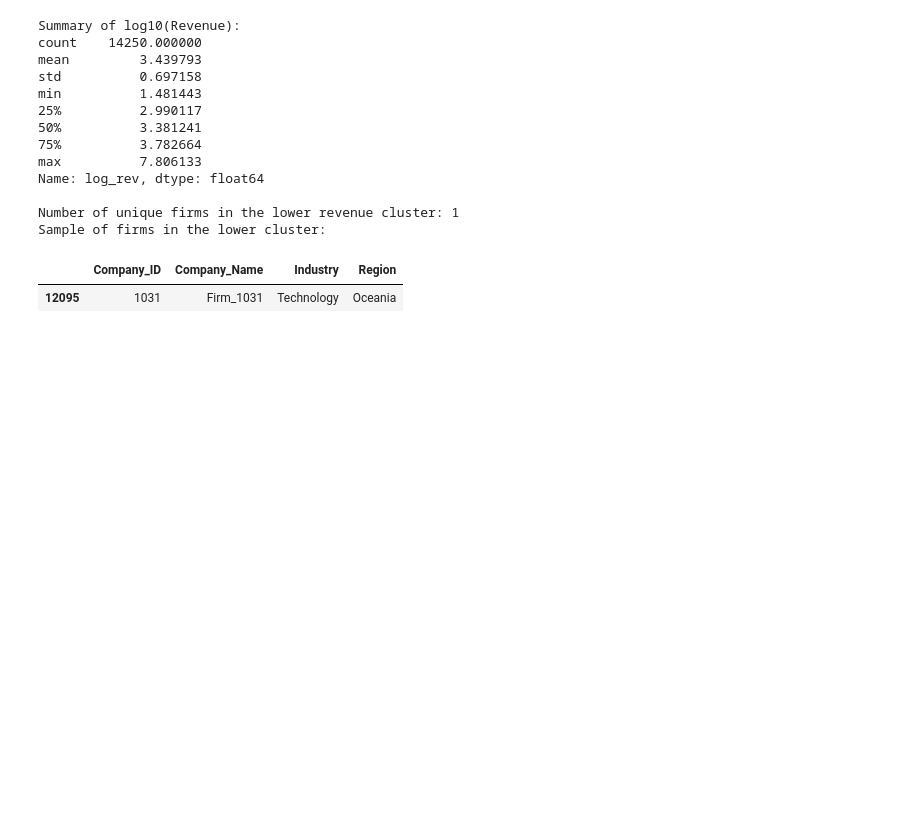
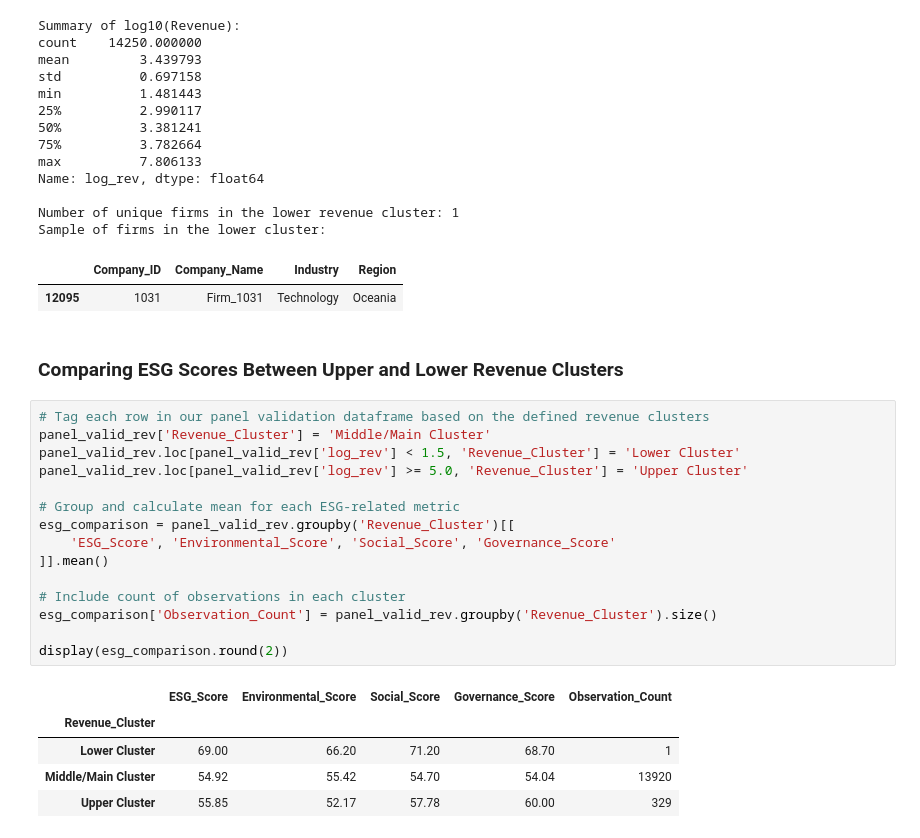
Before and after one commit to kayainmyself-hue/group-assignment, a Jupyter notebook: notebooks/Python/groupwork/Group_Work_AS_2026.ipynb, the cells around one changed output. Drawn from its saved outputs; the diff is of its cells as text; blank space fills up the shorter version.

```diff
--- a/notebooks/Python/groupwork/Group_Work_AS_2026.ipynb
+++ b/notebooks/Python/groupwork/Group_Work_AS_2026.ipynb
@@ -462,3 +460,26 @@ Number of unique firms in the lower revenue cluster: 1
 Sample of firms in the lower cluster:
 |  | Company_ID | Company_Name | Industry | Region |
 | 12095 | 1031 | Firm_1031 | Technology | Oceania |
+# %% [markdown]
+### Comparing ESG Scores Between Upper and Lower Revenue Clusters
+# %%
+# Tag each row in our panel validation dataframe based on the defined revenue clusters
+panel_valid_rev['Revenue_Cluster'] = 'Middle/Main Cluster'
+panel_valid_rev.loc[panel_valid_rev['log_rev'] < 1.5, 'Revenue_Cluster'] = 'Lower Cluster'
+panel_valid_rev.loc[panel_valid_rev['log_rev'] >= 5.0, 'Revenue_Cluster'] = 'Upper Cluster'
+
+# Group and calculate mean for each ESG-related metric
+esg_comparison = panel_valid_rev.groupby('Revenue_Cluster')[[
+    'ESG_Score', 'Environmental_Score', 'Social_Score', 'Governance_Score'
+]].mean()
+
+# Include count of observations in each cluster
+esg_comparison['Observation_Count'] = panel_valid_rev.groupby('Revenue_Cluster').size()
+
+display(esg_comparison.round(2))
+# %% [output]
+|  | ESG_Score | Environmental_Score | Social_Score | Governance_Score | Observation_Count |
+| Revenue_Cluster |  |  |  |  |  |
+| Lower Cluster | 69.00 | 66.20 | 71.20 | 68.70 | 1 |
+| Middle/Main Cluster | 54.92 | 55.42 | 54.70 | 54.04 | 13920 |
+| Upper Cluster | 55.85 | 52.17 | 57.78 | 60.00 | 329 |
```
Also changed, not shown: parts of 3 cells of this notebook.
